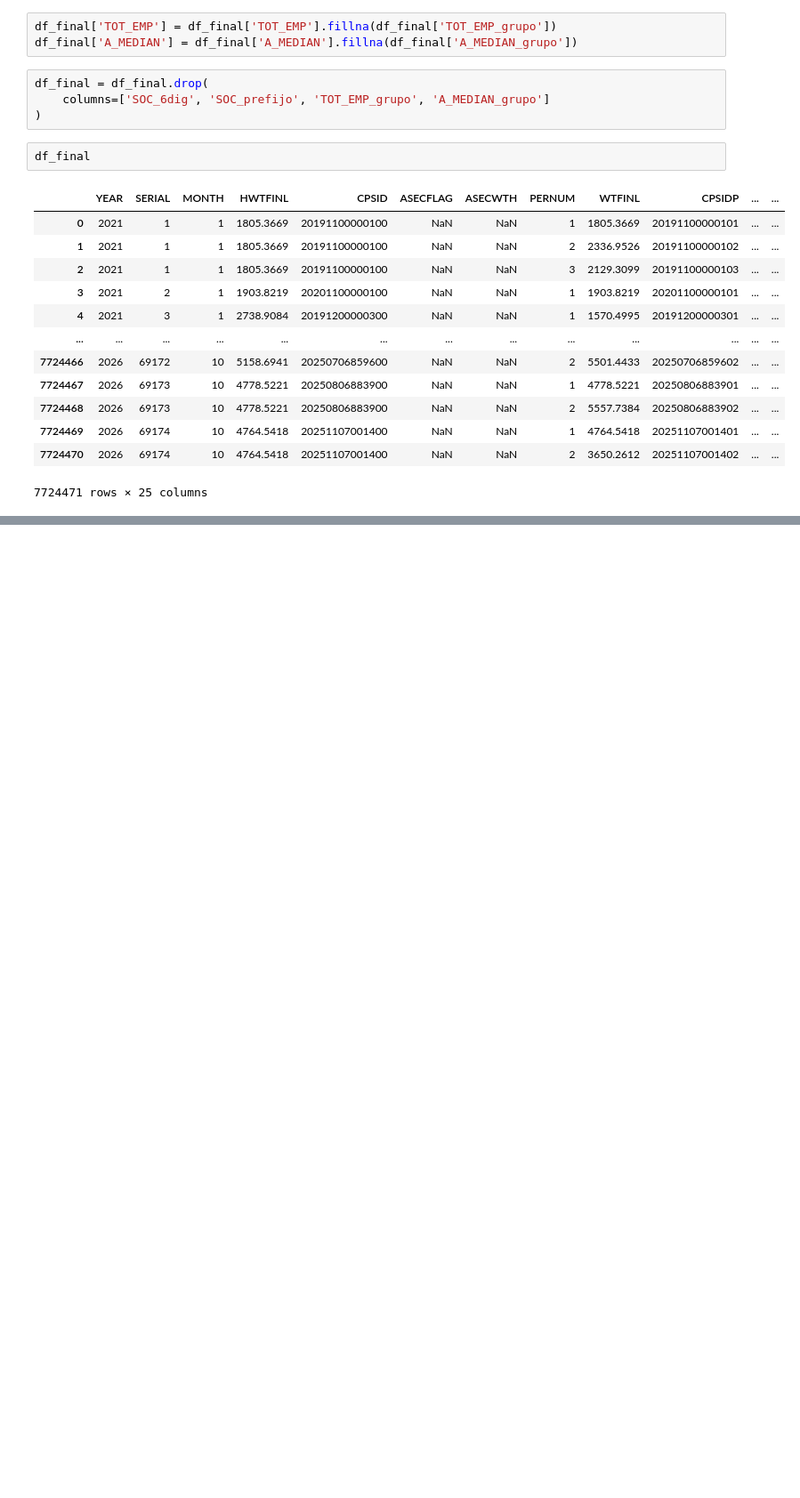
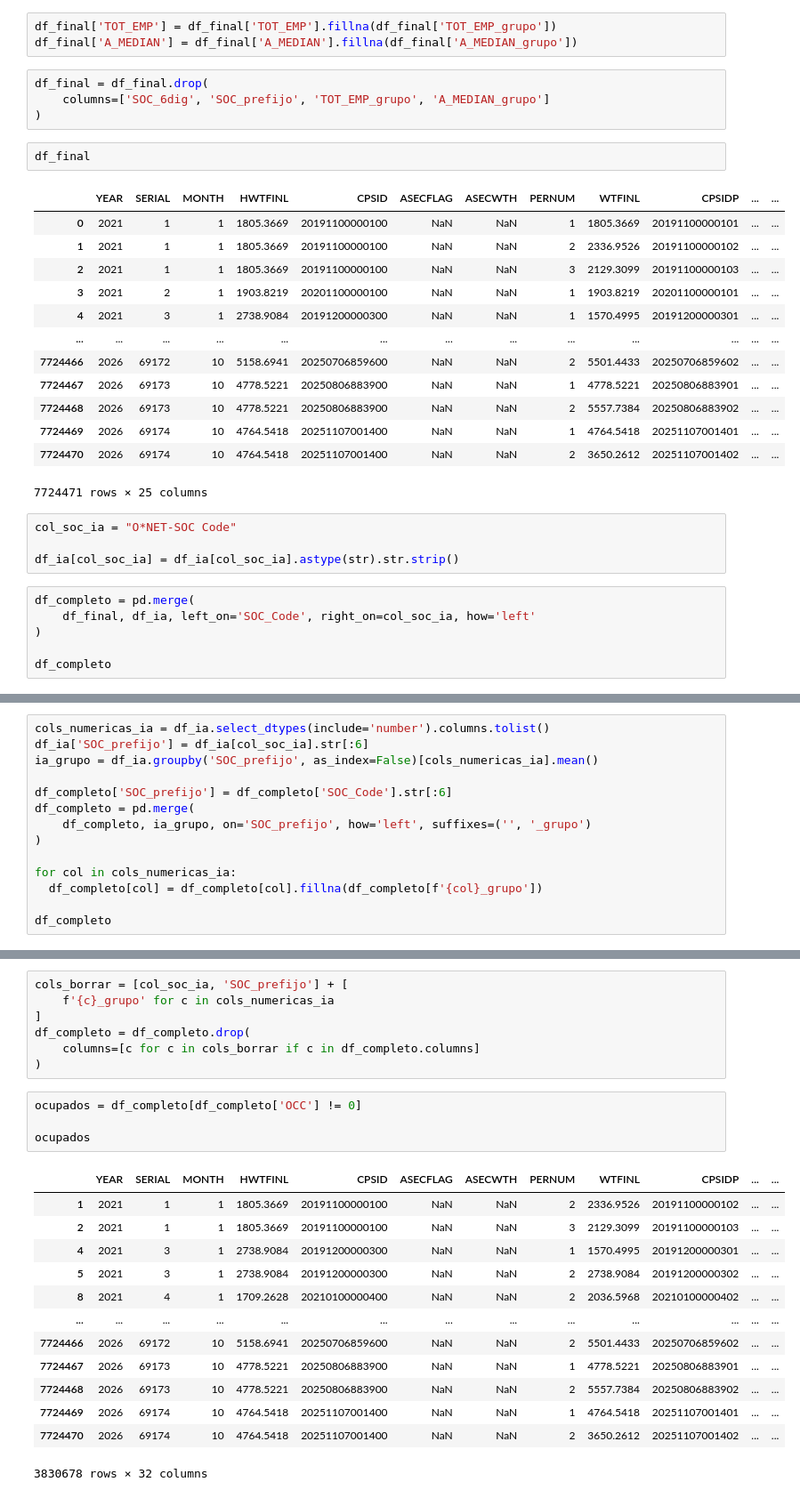
Before and after one commit to DATA-20262-SEC01-G07/Proyecto-2, a Jupyter notebook: notebooks/cargads.ipynb, the cells around one changed output, grey strips where cells are left out. Shown at 89% size. Drawn from its saved outputs; the diff is of its cells as text; blank space fills up the shorter version.

```diff
--- a/notebooks/cargads.ipynb
+++ b/notebooks/cargads.ipynb
@@ -129,3 +129,13 @@ df_final
 | 7724469 | 2026 | 69174 | 10 | 4764.5418 | 20251107001400 | NaN | NaN | 1 | 4764.5418 | 20251107001401 | ... | ... |
 | 7724470 | 2026 | 69174 | 10 | 4764.5418 | 20251107001400 | NaN | NaN | 2 | 3650.2612 | 20251107001402 | ... | ... |
 7724471 rows × 25 columns
+# %%
+col_soc_ia = "O*NET-SOC Code"
+
+df_ia[col_soc_ia] = df_ia[col_soc_ia].astype(str).str.strip()
+# %%
+df_completo = pd.merge(
+    df_final, df_ia, left_on='SOC_Code', right_on=col_soc_ia, how='left'
+)
+
+df_completo
@@ -131,0 +156,14 @@ df_final
+# %%
+cols_numericas_ia = df_ia.select_dtypes(include='number').columns.tolist()
+df_ia['SOC_prefijo'] = df_ia[col_soc_ia].str[:6]
+ia_grupo = df_ia.groupby('SOC_prefijo', as_index=False)[cols_numericas_ia].mean()
+
+df_completo['SOC_prefijo'] = df_completo['SOC_Code'].str[:6]
+df_completo = pd.merge(
+    df_completo, ia_grupo, on='SOC_prefijo', how='left', suffixes=('', '_grupo')
+)
+
+for col in cols_numericas_ia:
+  df_completo[col] = df_completo[col].fillna(df_completo[f'{col}_grupo'])
+
+df_completo
@@ -131,0 +184,25 @@ df_final
+# %%
+cols_borrar = [col_soc_ia, 'SOC_prefijo'] + [
+    f'{c}_grupo' for c in cols_numericas_ia
+]
+df_completo = df_completo.drop(
+    columns=[c for c in cols_borrar if c in df_completo.columns]
+)
+# %%
+ocupados = df_completo[df_completo['OCC'] != 0]
+
+ocupados
+# %% [output]
+|  | YEAR | SERIAL | MONTH | HWTFINL | CPSID | ASECFLAG | ASECWTH | PERNUM | WTFINL | CPSIDP | ... | ... |
+| 1 | 2021 | 1 | 1 | 1805.3669 | 20191100000100 | NaN | NaN | 2 | 2336.9526 | 20191100000102 | ... | ... |
+| 2 | 2021 | 1 | 1 | 1805.3669 | 20191100000100 | NaN | NaN | 3 | 2129.3099 | 20191100000103 | ... | ... |
+| 4 | 2021 | 3 | 1 | 2738.9084 | 20191200000300 | NaN | NaN | 1 | 1570.4995 | 20191200000301 | ... | ... |
+| 5 | 2021 | 3 | 1 | 2738.9084 | 20191200000300 | NaN | NaN | 2 | 2738.9084 | 20191200000302 | ... | ... |
+| 8 | 2021 | 4 | 1 | 1709.2628 | 20210100000400 | NaN | NaN | 2 | 2036.5968 | 20210100000402 | ... | ... |
+| ... | ... | ... | ... | ... | ... | ... | ... | ... | ... | ... | ... | ... |
+| 7724466 | 2026 | 69172 | 10 | 5158.6941 | 20250706859600 | NaN | NaN | 2 | 5501.4433 | 20250706859602 | ... | ... |
+| 7724467 | 2026 | 69173 | 10 | 4778.5221 | 20250806883900 | NaN | NaN | 1 | 4778.5221 | 20250806883901 | ... | ... |
+| 7724468 | 2026 | 69173 | 10 | 4778.5221 | 20250806883900 | NaN | NaN | 2 | 5557.7384 | 20250806883902 | ... | ... |
+| 7724469 | 2026 | 69174 | 10 | 4764.5418 | 20251107001400 | NaN | NaN | 1 | 4764.5418 | 20251107001401 | ... | ... |
+| 7724470 | 2026 | 69174 | 10 | 4764.5418 | 20251107001400 | NaN | NaN | 2 | 3650.2612 | 20251107001402 | ... | ... |
+3830678 rows × 32 columns
```
Also changed, not shown: parts of 2 cells of this notebook.
